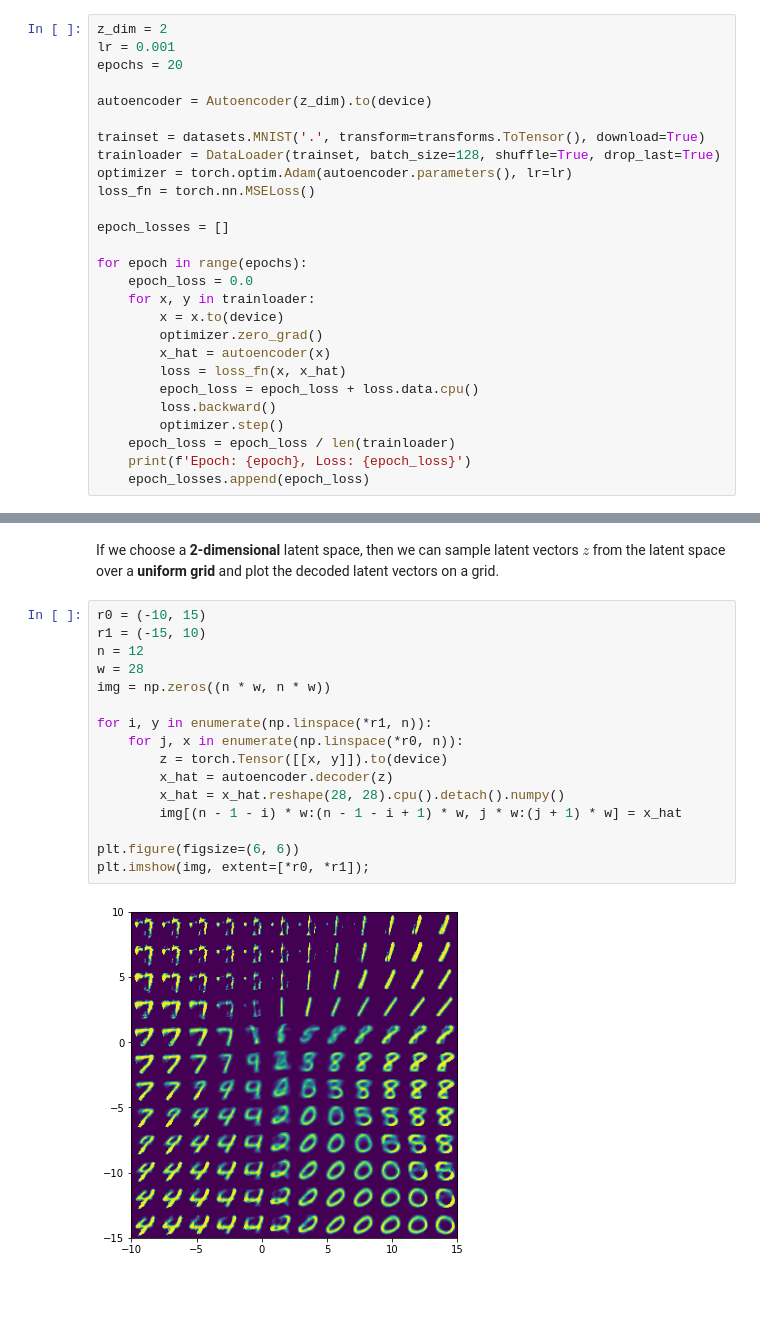
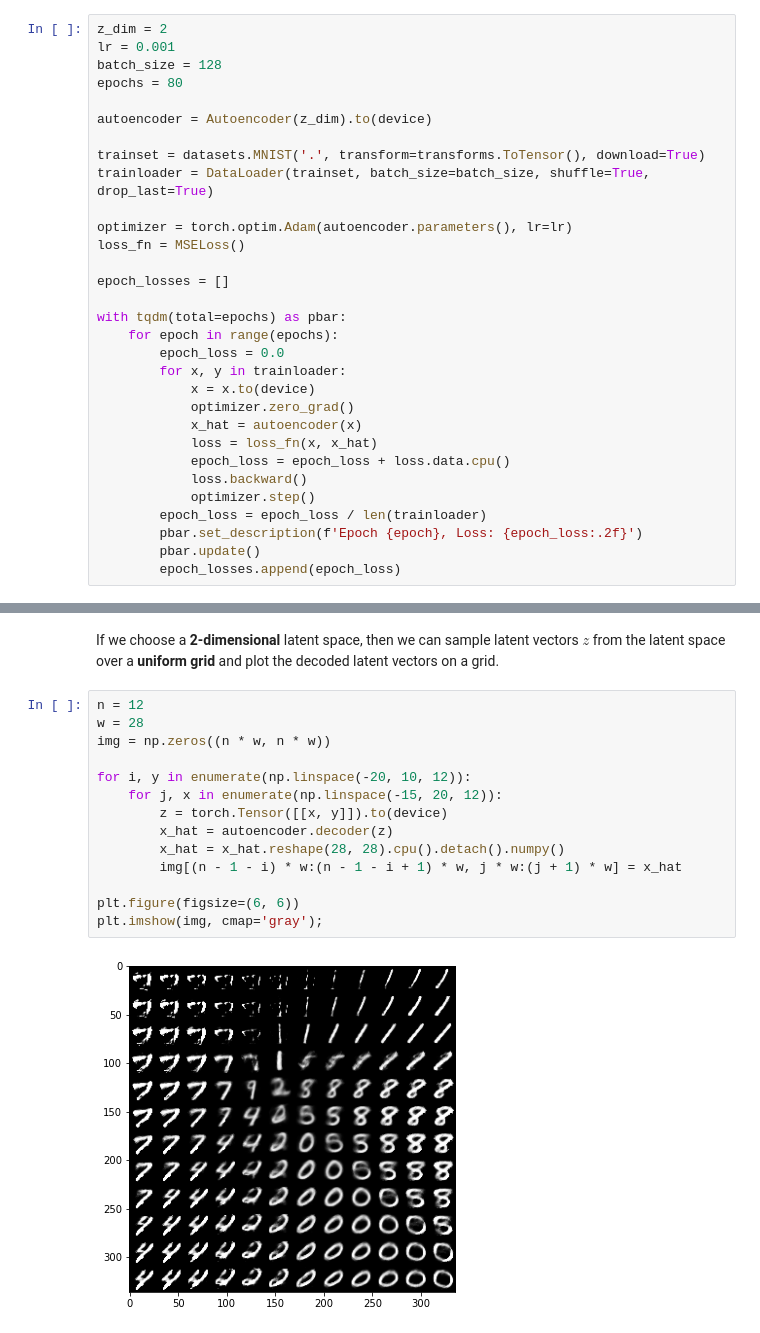
Before and after one commit to thomd/coursera-build-basic-generative-adversarial-networks, a Jupyter notebook: VAE.ipynb, the cells around one changed output, grey strips where cells are left out. Saved outputs shown, nothing was run; the diff lists cells and outputs as text; blank space fills up the shorter version.

```diff
--- a/VAE.ipynb
+++ b/VAE.ipynb
@@ -81,27 +89,31 @@ class Autoencoder(nn.Module):
 # %%
 z_dim = 2
 lr = 0.001
-epochs = 20
+batch_size = 128
+epochs = 80
 
 autoencoder = Autoencoder(z_dim).to(device)
 
 trainset = datasets.MNIST('.', transform=transforms.ToTensor(), download=True)
-trainloader = DataLoader(trainset, batch_size=128, shuffle=True, drop_last=True)
+trainloader = DataLoader(trainset, batch_size=batch_size, shuffle=True, drop_last=True)
+
 optimizer = torch.optim.Adam(autoencoder.parameters(), lr=lr)
-loss_fn = torch.nn.MSELoss()
+loss_fn = MSELoss()
 
 epoch_losses = []
 
-for epoch in range(epochs):
-    epoch_loss = 0.0
-    for x, y in trainloader:
-        x = x.to(device)
-        optimizer.zero_grad()
-        x_hat = autoencoder(x)
-        loss = loss_fn(x, x_hat)
-        epoch_loss = epoch_loss + loss.data.cpu()
-        loss.backward()
-        optimizer.step()
-    epoch_loss = epoch_loss / len(trainloader)
-    print(f'Epoch: {epoch}, Loss: {epoch_loss}')
-    epoch_losses.append(epoch_loss)
+with tqdm(total=epochs) as pbar:
+    for epoch in range(epochs):
+        epoch_loss = 0.0
+        for x, y in trainloader:
+            x = x.to(device)
+            optimizer.zero_grad()
+            x_hat = autoencoder(x)
+            loss = loss_fn(x, x_hat)
+            epoch_loss = epoch_loss + loss.data.cpu()
+            loss.backward()
+            optimizer.step()
+        epoch_loss = epoch_loss / len(trainloader)
+        pbar.set_description(f'Epoch {epoch}, Loss: {epoch_loss:.2f}')
+        pbar.update()
+        epoch_losses.append(epoch_loss)
@@ -160,20 +151,18 @@ plt.colorbar();
 # %% [markdown]
 If we choose a **2-dimensional** latent space, then we can sample latent vectors $z$ from the latent space over a **uniform grid** and plot the decoded latent vectors on a grid.
 # %%
-r0 = (-10, 15)
-r1 = (-15, 10)
 n = 12
 w = 28
 img = np.zeros((n * w, n * w))
 
-for i, y in enumerate(np.linspace(*r1, n)):
-    for j, x in enumerate(np.linspace(*r0, n)):
+for i, y in enumerate(np.linspace(-20, 10, 12)):
+    for j, x in enumerate(np.linspace(-15, 20, 12)):
         z = torch.Tensor([[x, y]]).to(device)
         x_hat = autoencoder.decoder(z)
         x_hat = x_hat.reshape(28, 28).cpu().detach().numpy()
         img[(n - 1 - i) * w:(n - 1 - i + 1) * w, j * w:(j + 1) * w] = x_hat
 
 plt.figure(figsize=(6, 6))
-plt.imshow(img, extent=[*r0, *r1]);
+plt.imshow(img, cmap='gray');
 # %% [output]
-[figure, old version]
+[figure, new version]
```
Also changed, not shown: parts of 21 cells of this notebook, 5 other files.
